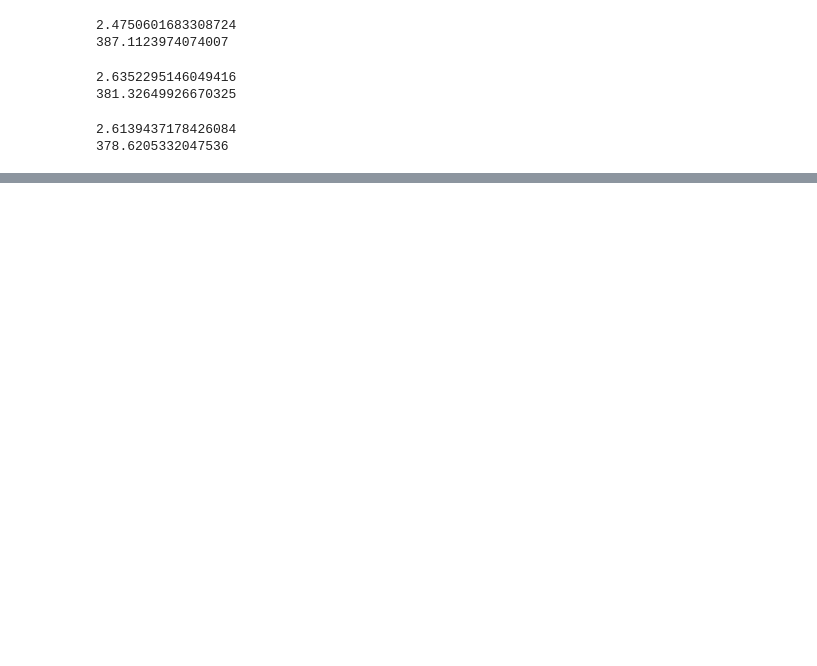
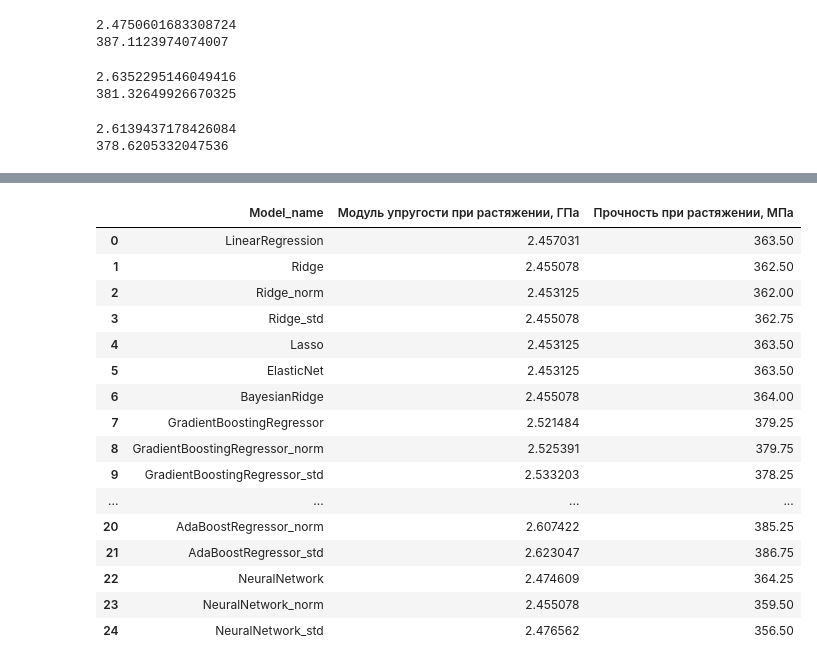
Before and after one commit to alexver2001/DataScience, a Jupyter notebook: 2.Basic ML.ipynb, the cells around one changed output, grey strips where cells are left out. Saved outputs shown, nothing was run; the diff lists cells and outputs as text; code cells hidden in the pictures; blank space fills up the shorter version.

```diff
--- a/2.Basic ML.ipynb
+++ b/2.Basic ML.ipynb
@@ -476,3 +521,7 @@ print (MAEAda_2)
+# %%
+# записываем данные об ошибках в итоговую таблицу
+modelsMAE_y1.append(['AdaBoostRegressor_norm',MAEAda_1])
+modelsMAE_y2.append(['AdaBoostRegressor_norm',MAEAda_2])
 # %%
 # модель регрессии AdaBoostRegressor тренируем на стандартизованных данных
 modelAda_1 = AdaBoostRegressor(DecisionTreeRegressor(max_depth=5), n_estimators=100)
@@ -829,0 +873,26 @@ modelsMAE_y2
+# %%
+# Сформируем датафрэйм с результатами
+a = np.array(modelsMAE_y1)
+b = np.array(modelsMAE_y2)
+model_errors = pd.DataFrame({'Model_name': a[:,0], 'Модуль упругости при растяжении, ГПа': a[:,1],
+                             'Прочность при растяжении, МПа': b[:,1]})
+model_errors = model_errors.astype({'Модуль упругости при растяжении, ГПа': np.float16, 'Прочность при растяжении, МПа': np.float16})
+model_errors
+# %% [output]
+|  | Model_name | Модуль упругости при растяжении, ГПа | Прочность при растяжении, МПа |
+| 0 | LinearRegression | 2.457031 | 363.50 |
+| 1 | Ridge | 2.455078 | 362.50 |
+| 2 | Ridge_norm | 2.453125 | 362.00 |
+| 3 | Ridge_std | 2.455078 | 362.75 |
+| 4 | Lasso | 2.453125 | 363.50 |
+| 5 | ElasticNet | 2.453125 | 363.50 |
+| 6 | BayesianRidge | 2.455078 | 364.00 |
+| 7 | GradientBoostingRegressor | 2.521484 | 379.25 |
+| 8 | GradientBoostingRegressor_norm | 2.525391 | 379.75 |
+| 9 | GradientBoostingRegressor_std | 2.533203 | 378.25 |
+| ... | ... | ... | ... |
+| 20 | AdaBoostRegressor_norm | 2.607422 | 385.25 |
+| 21 | AdaBoostRegressor_std | 2.623047 | 386.75 |
+| 22 | NeuralNetwork | 2.474609 | 364.25 |
+| 23 | NeuralNetwork_norm | 2.455078 | 359.50 |
+| 24 | NeuralNetwork_std | 2.476562 | 356.50 |
```
Also changed, not shown: parts of 53 cells of this notebook.
